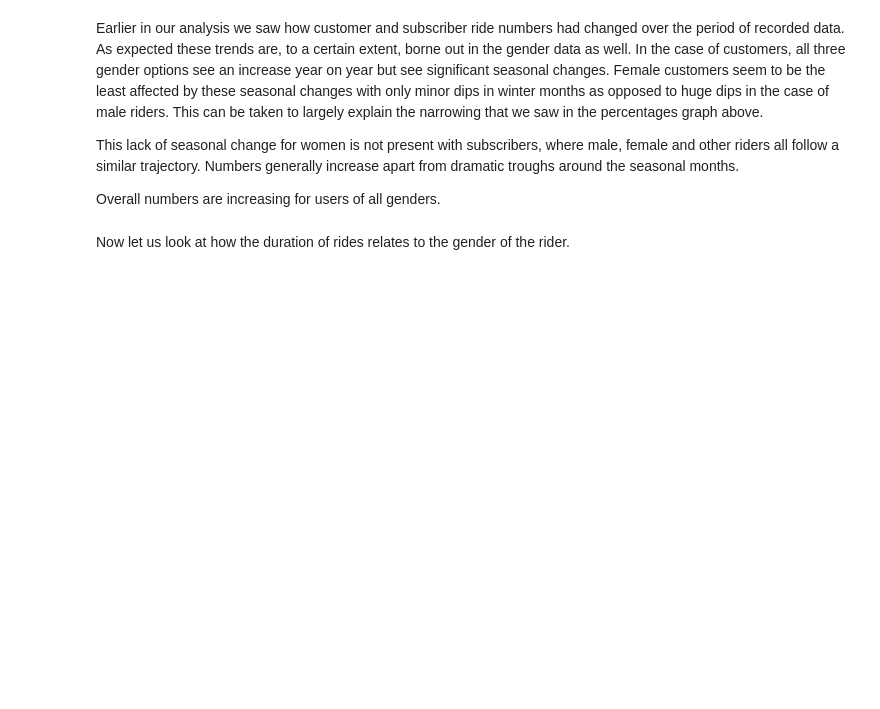
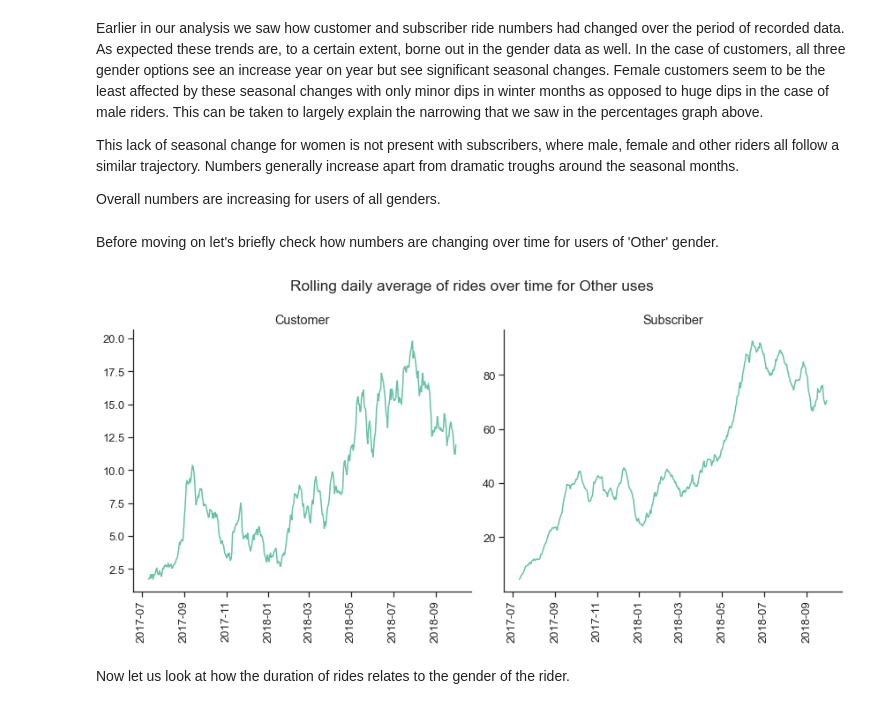
Before and after one commit to FredrickMMartin/Data_exploration_with_Python, a Jupyter notebook: Goal_2_3.ipynb, the cells around one changed output. Drawn from its saved outputs; the diff is of its cells as text; code cells hidden in the pictures; blank space fills up the shorter version.

```diff
--- a/Goal_2_3.ipynb
+++ b/Goal_2_3.ipynb
@@ -997,6 +1005,42 @@ In the case of customers, all three gender options see an increase year on year
 This lack of seasonal change for women is not present with subscribers, where male, female and other riders all follow a similar trajectory. Numbers generally increase apart from dramatic troughs around the seasonal months.
 
 Overall numbers are increasing for users of all genders.
+# %% [markdown]
+Before moving on let's briefly check how numbers are changing over time for users of 'Other' gender.
+# %%
+# add a column for rolling 14 day average (as oppsed to percentage)
+gender_rides_by_day_and_users['Rolling_average_total_rides'] = gender_rides_by_day_and_users.groupby(['member_gender', 'user_type'])['Number_of_rides'].transform(lambda s: s.rolling(14).mean())
+
+# plot these on a single axis
+(fig, ax) = plt.subplots(nrows = 1, ncols = 2, figsize = (12, 6))
+
+# set up user_types and genders to aide in iteration below
+user_types = ['Customer', 'Subscriber']
+genders = ['Male', 'Female', 'Other']
+
+# iteratively create plots for each combination of user_type and gender
+for i in [0, 1]:
+    for j in [2]:
+        df_for_plot = gender_rides_by_day_and_users[(gender_rides_by_day_and_users['user_type'] == user_types[i]) & (gender_rides_by_day_and_users['member_gender'] == genders[j])]
+        y = df_for_plot['Rolling_average_total_rides']
+        x = df_for_plot['date']
+        ax[i].plot(x, y)
+
+    # adjust aesthetics of the individual axes
+    ax[i].tick_params(axis = 'both', labelsize = 13)
+    ax[i].tick_params(axis = 'x', labelrotation = 90)
+    ax[i].set_title(user_types[i], size = 'large')
+
+
+# ax_users_gender_totals[0].set_ylabel('Rolling daily average of rides')
+fig.tight_layout()
+fig.subplots_adjust(top=0.85) # adjust the Figure in rp
+fig.suptitle('Rolling daily average of rides over time for Other uses', size = 'x-large')
+
+sns.despine()
+plt.show()
+# %% [output]
+[figure, added]
 # %% [markdown]
 Now let us look at how the duration of rides relates to the gender of the rider.
 # %%
```
Also changed, not shown: parts of 7 cells of this notebook, 2 other files.
